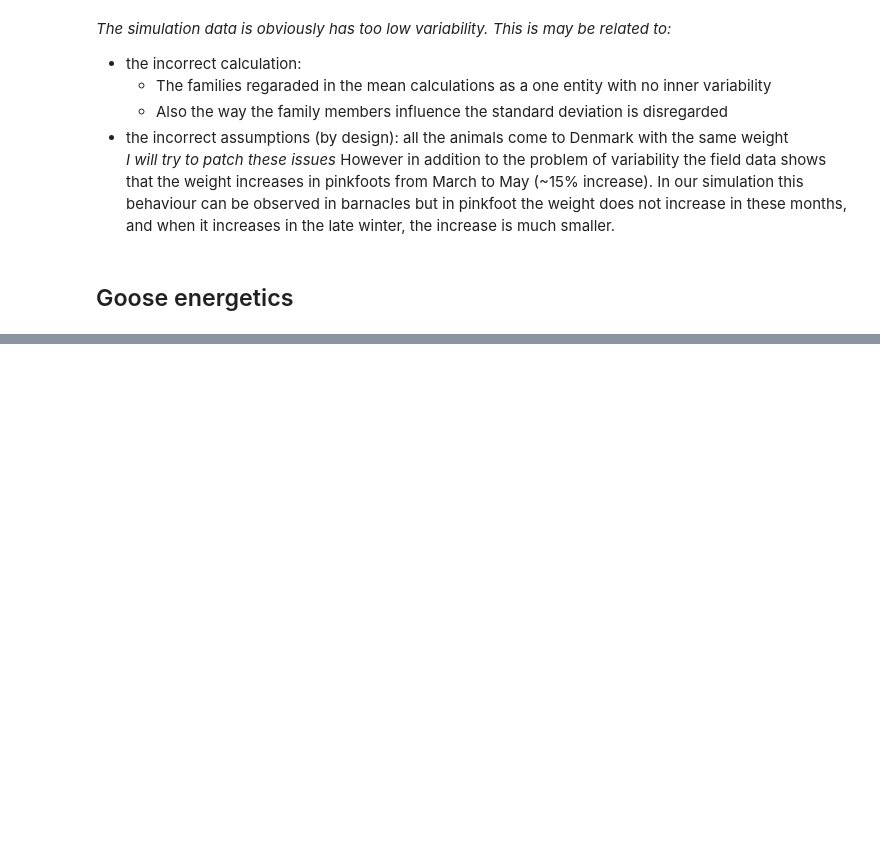
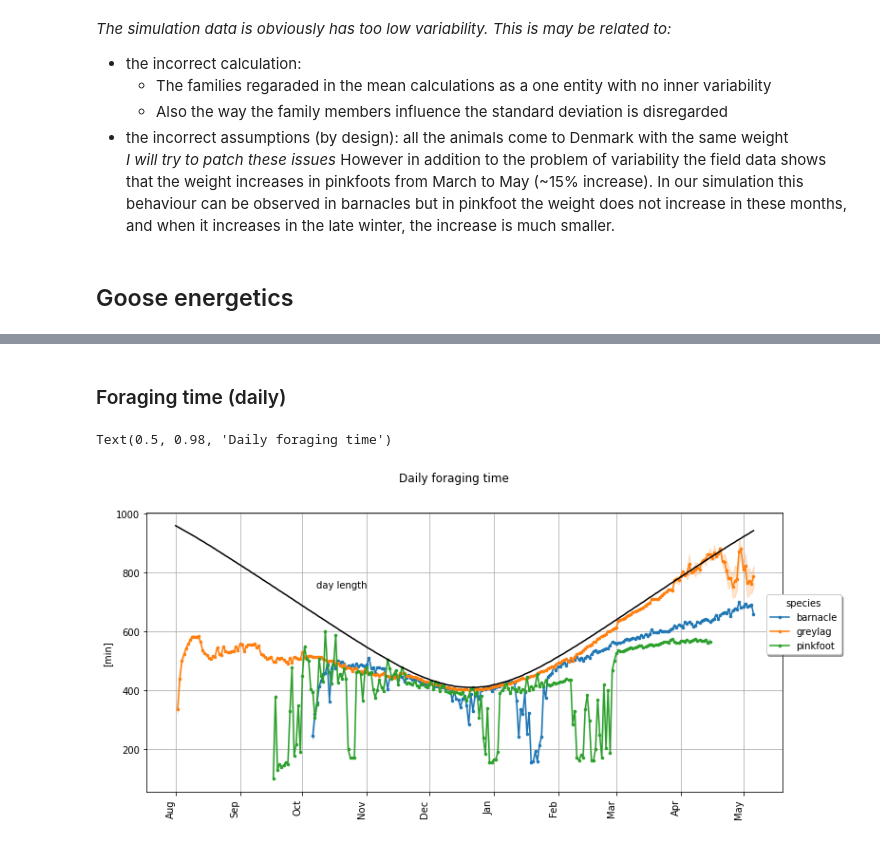
Before and after one commit to andrey-chu/almass_python_testing_mirror, a Jupyter notebook: Test_page_2.ipynb, the cells around one changed output, grey strips where cells are left out. Saved outputs shown, nothing was run; the diff lists cells and outputs as text; code cells hidden in the pictures; blank space fills up the shorter version.

```diff
--- a/Test_page_2.ipynb
+++ b/Test_page_2.ipynb
@@ -139,0 +149,28 @@ Text(0.5, 0.98, 'Daily flight distance')
+# %% [markdown]
+### Foraging time (daily)
+# %%
+# Foraging time
+fig12, ax12 = plt.subplots(figsize=mpl.figure.figaspect(0.5)*1.5)
+months = mdates.MonthLocator()
+myFmt = mdates.DateFormatter('%b')
+fig12.autofmt_xdate(rotation='vertical')
+ax12.xaxis.set_major_formatter(myFmt)
+line13=[None]*3
+line13_sh=[None]*3
+
+for i in range(3):
+    temp = energetics_data[energetics_data.species.eq(species_names[i]) & (energetics_data.flight_distance>0)]['foraging_time']
+    temp_se = energetics_data[energetics_data.species.eq(species_names[i]) & (energetics_data.flight_distance>0)]['foraging_time_se']
+    times = energetics_data[energetics_data.species.eq(species_names[i]) & (energetics_data.flight_distance>0)]['daydate']
+    line13[i],=ax12.plot(times,temp, ms=5, marker=".")
+    line13_sh[i]=ax12.fill_between(times, temp-temp_se, temp+ temp_se ,alpha=0.2,color=line12[i]._color)
+
+ax12.plot(energetics_data.daydate,energetics_data.day_length, color='black')
+ax12.annotate('day length', (mdates.date2num(dt.datetime(2010, 10, 1)), 700), xytext=(15, 15), textcoords='offset points')
+ax12.legend(handles=line13, labels=species_names, fancybox=True, shadow=True, title='species', loc='center right',bbox_to_anchor=(1.1, 0.60))
+ax12.set_ylabel('[min]')
+ax12.grid()
+fig12.suptitle('Daily foraging time')
+# %% [output]
+Text(0.5, 0.98, 'Daily foraging time')
+[figure, added]
```
Also changed, not shown: parts of 11 cells of this notebook, 3 other files.
